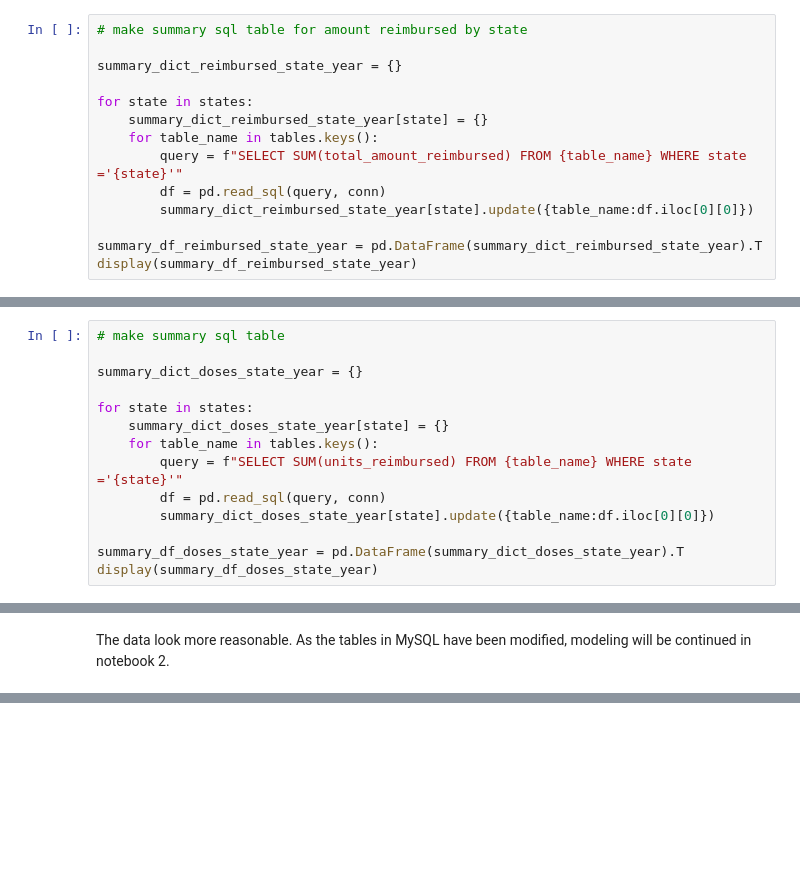
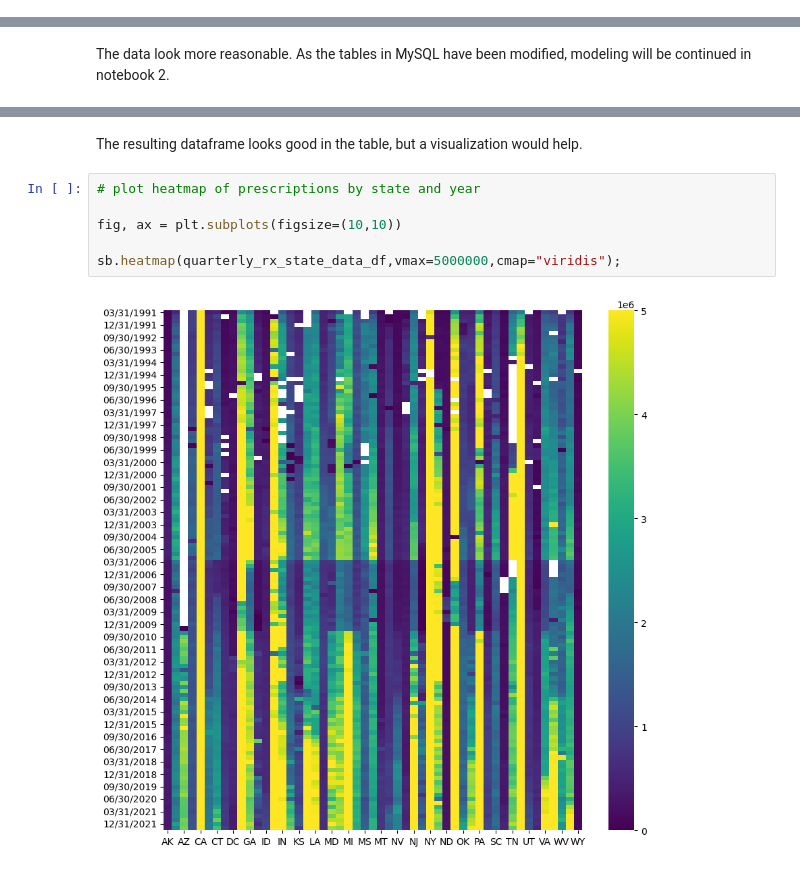
Before and after one commit to AlbertWKing/Medicaid-Capstone, a Jupyter notebook: AlbertKing_MedicaidCapstone_Book1.ipynb, the cells around one changed output, grey strips where cells are left out. Saved outputs shown, nothing was run; the diff lists cells and outputs as text; blank space fills up the shorter version.

```diff
--- a/AlbertKing_MedicaidCapstone_Book1.ipynb
+++ b/AlbertKing_MedicaidCapstone_Book1.ipynb
@@ -411,14 +475,0 @@ fig.show()
-# %%
-# make summary sql table for amount reimbursed by state
-
-summary_dict_reimbursed_state_year = {}
-
-for state in states:
-    summary_dict_reimbursed_state_year[state] = {}
-    for table_name in tables.keys():
-        query = f"SELECT SUM(total_amount_reimbursed) FROM {table_name} WHERE state ='{state}'"
-        df = pd.read_sql(query, conn)
-        summary_dict_reimbursed_state_year[state].update({table_name:df.iloc[0][0]})
-
-summary_df_reimbursed_state_year = pd.DataFrame(summary_dict_reimbursed_state_year).T
-display(summary_df_reimbursed_state_year)
@@ -429,14 +475,0 @@ display(summary_df_reimbursed_state_year)
-# %%
-# make summary sql table
-
-summary_dict_doses_state_year = {}
-
-for state in states:
-    summary_dict_doses_state_year[state] = {}
-    for table_name in tables.keys():
-        query = f"SELECT SUM(units_reimbursed) FROM {table_name} WHERE state ='{state}'"
-        df = pd.read_sql(query, conn)
-        summary_dict_doses_state_year[state].update({table_name:df.iloc[0][0]})
-
-summary_df_doses_state_year = pd.DataFrame(summary_dict_doses_state_year).T
-display(summary_df_doses_state_year)
@@ -494,0 +669,10 @@ quarterly_rx_state_data
+# %% [markdown]
+The resulting dataframe looks good in the table, but a visualization would help.
+# %%
+# plot heatmap of prescriptions by state and year
+
+fig, ax = plt.subplots(figsize=(10,10))
+
+sb.heatmap(quarterly_rx_state_data_df,vmax=5000000,cmap="viridis");
+# %% [output]
+[figure, added]
```
Also changed, not shown: parts of 42 cells of this notebook, 3 other files.
